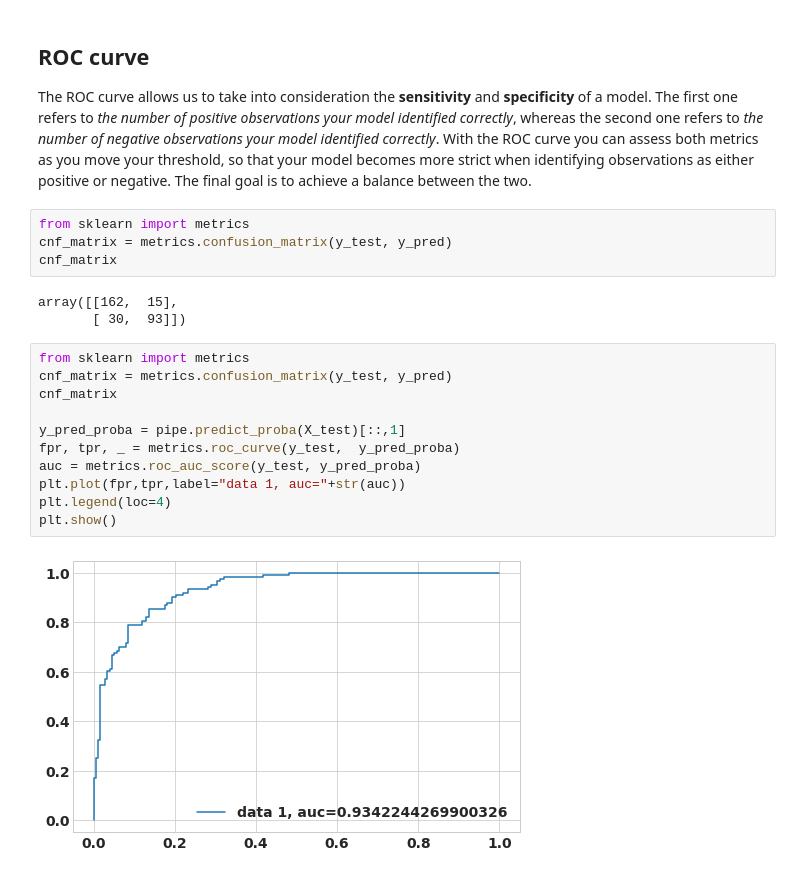
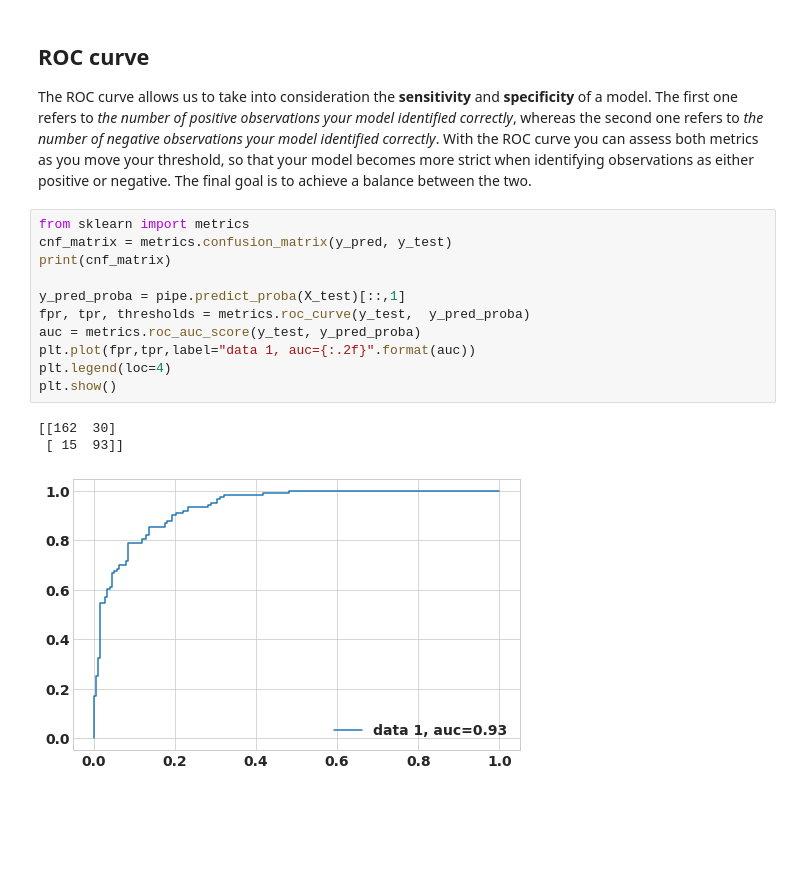
Before and after one commit to jesupb/Data_Science_Toolbox, a Jupyter notebook: kaggle_logistic_regression.ipynb, the cells around one changed output. Saved outputs shown, nothing was run; the diff lists cells and outputs as text; blank space fills up the shorter version.

```diff
--- a/kaggle_logistic_regression.ipynb
+++ b/kaggle_logistic_regression.ipynb
@@ -138,23 +138,18 @@ So our base model has a 21% improvement over our naive "pesimistic" model, which
 # %% [markdown]
 ## ROC curve
 The ROC curve allows us to take into consideration the **sensitivity** and **specificity** of a model. The first one refers to _the number of positive observations your model identified correctly_, whereas the second one refers to _the number of negative observations your model identified correctly_. With the ROC curve you can assess both metrics as you move your threshold, so that your model becomes more strict when identifying observations as either positive or negative. The final goal is to achieve a balance between the two.
-# %%
-from sklearn import metrics
-cnf_matrix = metrics.confusion_matrix(y_test, y_pred)
-cnf_matrix
-# %% [output]
-array([[162,  15],
-       [ 30,  93]])
 # %%
 from sklearn import metrics
-cnf_matrix = metrics.confusion_matrix(y_test, y_pred)
-cnf_matrix
+cnf_matrix = metrics.confusion_matrix(y_pred, y_test)
+print(cnf_matrix)
 
 y_pred_proba = pipe.predict_proba(X_test)[::,1]
-fpr, tpr, _ = metrics.roc_curve(y_test,  y_pred_proba)
+fpr, tpr, thresholds = metrics.roc_curve(y_test,  y_pred_proba)
 auc = metrics.roc_auc_score(y_test, y_pred_proba)
-plt.plot(fpr,tpr,label="data 1, auc="+str(auc))
+plt.plot(fpr,tpr,label="data 1, auc={:.2f}".format(auc))
 plt.legend(loc=4)
 plt.show()
 # %% [output]
+[[162  30]
+ [ 15  93]]
-[figure, old version]
+[figure, new version]
```
Also changed, not shown: parts of 5 cells of this notebook.
